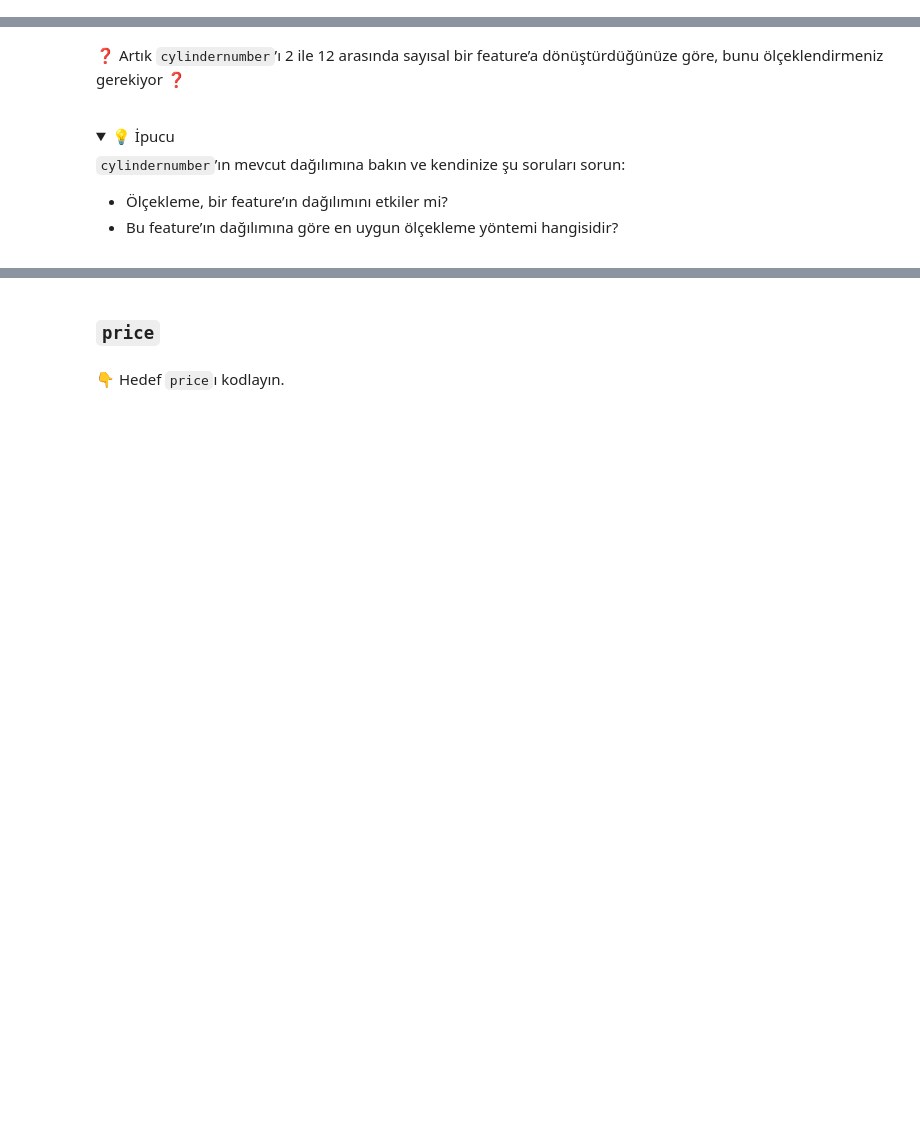
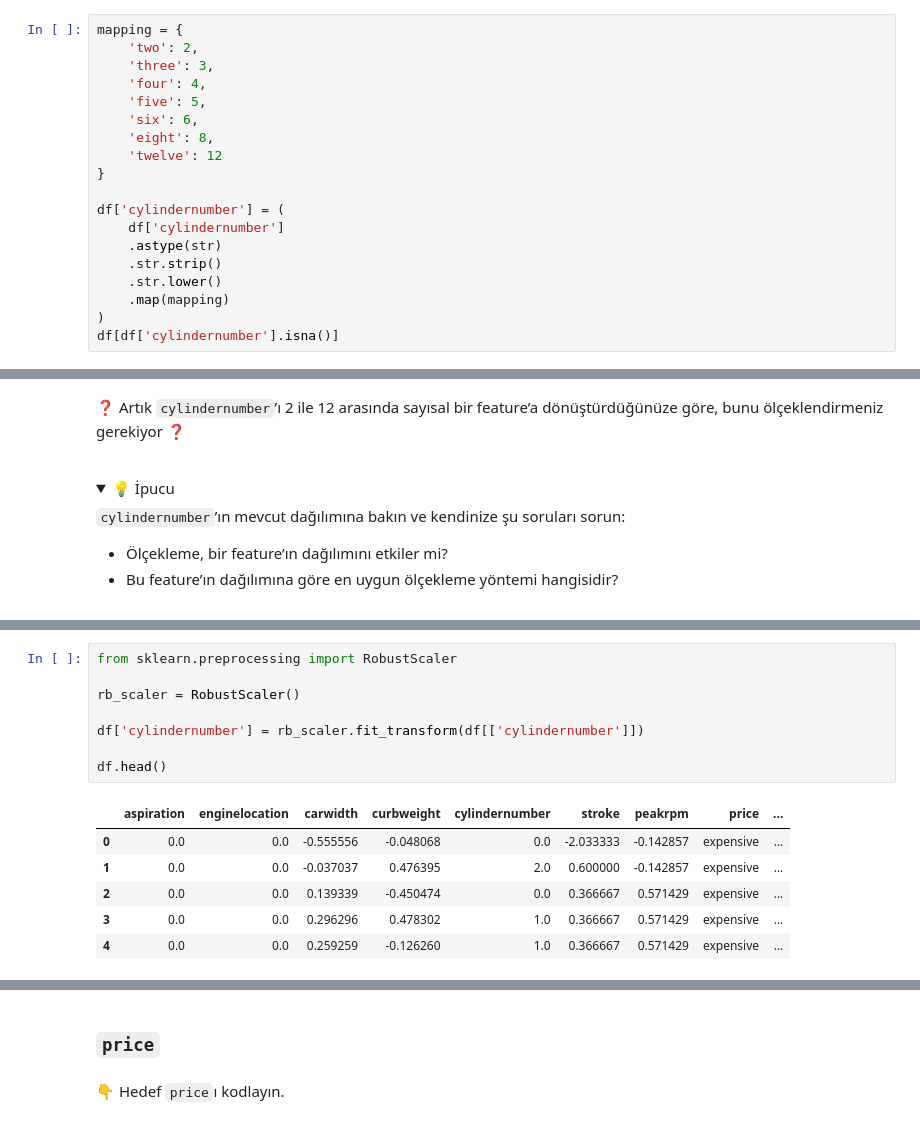
Before and after one commit to mertkaantopuz/S16D2-S-Data-car-prices, a Jupyter notebook: Car-Prices.ipynb, the cells around one changed output, grey strips where cells are left out. Saved outputs shown, nothing was run; the diff lists cells and outputs as text; folded sections open; blank space fills up the shorter version.

```diff
--- a/Car-Prices.ipynb
+++ b/Car-Prices.ipynb
@@ -370,0 +459,19 @@ df.shape
+# %%
+mapping = {
+    'two': 2,
+    'three': 3,
+    'four': 4,
+    'five': 5,
+    'six': 6,
+    'eight': 8,
+    'twelve': 12
+}
+
+df['cylindernumber'] = (
+    df['cylindernumber']
+    .astype(str)
+    .str.strip()
+    .str.lower()
+    .map(mapping)
+)
+df[df['cylindernumber'].isna()]
@@ -385,3 +524,18 @@ df.shape
+# %%
+from sklearn.preprocessing import RobustScaler
+
+rb_scaler = RobustScaler()
+
+df['cylindernumber'] = rb_scaler.fit_transform(df[['cylindernumber']])
+
+df.head()
+# %% [output]
+|  | aspiration | enginelocation | carwidth | curbweight | cylindernumber | stroke | peakrpm | price | ... |
+| 0 | 0.0 | 0.0 | -0.555556 | -0.048068 | 0.0 | -2.033333 | -0.142857 | expensive | ... |
+| 1 | 0.0 | 0.0 | -0.037037 | 0.476395 | 2.0 | 0.600000 | -0.142857 | expensive | ... |
+| 2 | 0.0 | 0.0 | 0.139339 | -0.450474 | 0.0 | 0.366667 | 0.571429 | expensive | ... |
+| 3 | 0.0 | 0.0 | 0.296296 | 0.478302 | 1.0 | 0.366667 | 0.571429 | expensive | ... |
+| 4 | 0.0 | 0.0 | 0.259259 | -0.126260 | 1.0 | 0.366667 | 0.571429 | expensive | ... |
 # %% [markdown]
 <details>
 <summary><i>Ölçekleme ve encoding işlemlerinden sonra DataFrame’inizin nasıl görünmesi gerektiğine dair bir ekran görüntüsü aşağıdadır</i></summary>
```
Also changed, not shown: parts of 24 cells of this notebook, 2 other files.
